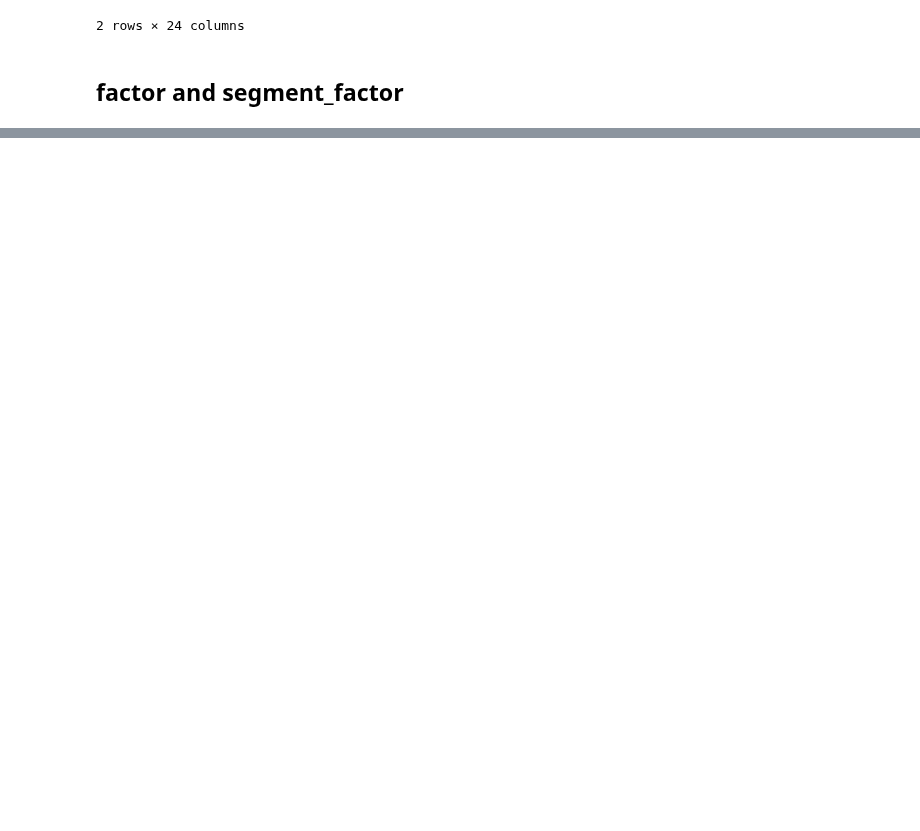
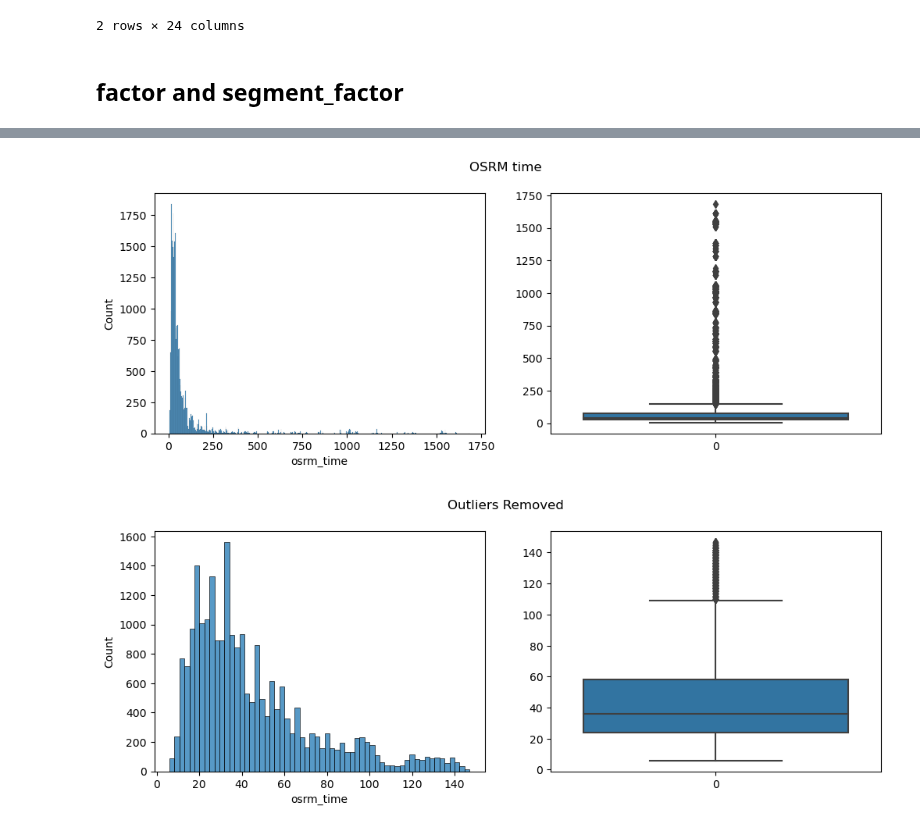
Before and after one commit to muthuganeshece/Business-Case-Study, a Jupyter notebook: Delhivery/Notebook/Delhivery_FeatureEngineering.ipynb, the cells around one changed output, grey strips where cells are left out. Cells and saved outputs as stored; diff of their text form; code cells hidden in the pictures; blank space fills up the shorter version.

```diff
--- a/Delhivery/Notebook/Delhivery_FeatureEngineering.ipynb
+++ b/Delhivery/Notebook/Delhivery_FeatureEngineering.ipynb
@@ -616,0 +646,6 @@ Text(0.5, 1.0, 'No. of trips by Route')
+# %%
+plots1X2(df_trip['osrm_time'], "OSRM time")
+plots1X2(remove_outliers_iqr(df_trip['osrm_time']).reset_index(drop=True), "Outliers Removed")
+# %% [output]
+[figure, added]
+[figure, added]
```
Also changed, not shown: parts of 93 cells of this notebook.
